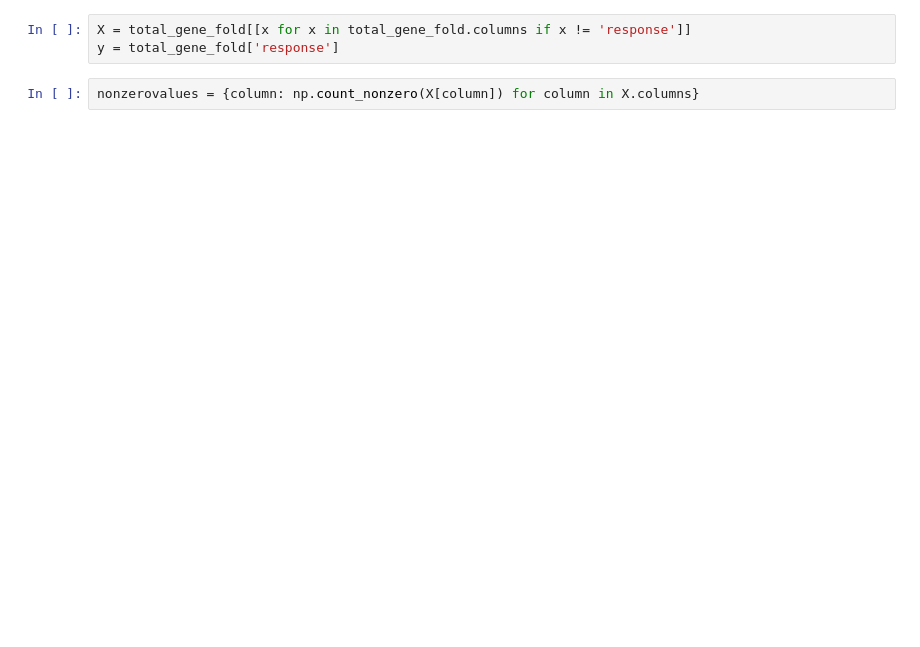
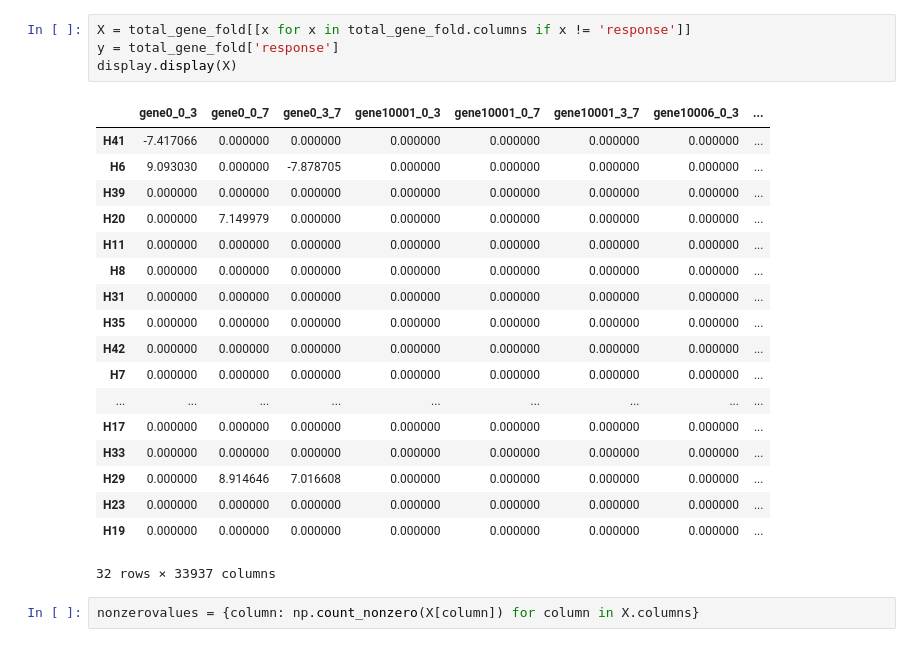
Before and after one commit to NDeNeuter/hepb_genexp, a Jupyter notebook: RNAseq_ML.ipynb, the cells around one changed output. Cells and saved outputs as stored; diff of their text form; blank space fills up the shorter version.

```diff
--- a/RNAseq_ML.ipynb
+++ b/RNAseq_ML.ipynb
@@ -85,6 +133,26 @@ total_gene_fold = gene_fold.fillna(0)
 # %%
 X = total_gene_fold[[x for x in total_gene_fold.columns if x != 'response']]
 y = total_gene_fold['response']
+display.display(X)
+# %% [output]
+|  | gene0_0_3 | gene0_0_7 | gene0_3_7 | gene10001_0_3 | gene10001_0_7 | gene10001_3_7 | gene10006_0_3 | ... |
+| H41 | -7.417066 | 0.000000 | 0.000000 | 0.000000 | 0.000000 | 0.000000 | 0.000000 | ... |
+| H6 | 9.093030 | 0.000000 | -7.878705 | 0.000000 | 0.000000 | 0.000000 | 0.000000 | ... |
+| H39 | 0.000000 | 0.000000 | 0.000000 | 0.000000 | 0.000000 | 0.000000 | 0.000000 | ... |
+| H20 | 0.000000 | 7.149979 | 0.000000 | 0.000000 | 0.000000 | 0.000000 | 0.000000 | ... |
+| H11 | 0.000000 | 0.000000 | 0.000000 | 0.000000 | 0.000000 | 0.000000 | 0.000000 | ... |
+| H8 | 0.000000 | 0.000000 | 0.000000 | 0.000000 | 0.000000 | 0.000000 | 0.000000 | ... |
+| H31 | 0.000000 | 0.000000 | 0.000000 | 0.000000 | 0.000000 | 0.000000 | 0.000000 | ... |
+| H35 | 0.000000 | 0.000000 | 0.000000 | 0.000000 | 0.000000 | 0.000000 | 0.000000 | ... |
+| H42 | 0.000000 | 0.000000 | 0.000000 | 0.000000 | 0.000000 | 0.000000 | 0.000000 | ... |
+| H7 | 0.000000 | 0.000000 | 0.000000 | 0.000000 | 0.000000 | 0.000000 | 0.000000 | ... |
+| ... | ... | ... | ... | ... | ... | ... | ... | ... |
+| H17 | 0.000000 | 0.000000 | 0.000000 | 0.000000 | 0.000000 | 0.000000 | 0.000000 | ... |
+| H33 | 0.000000 | 0.000000 | 0.000000 | 0.000000 | 0.000000 | 0.000000 | 0.000000 | ... |
+| H29 | 0.000000 | 8.914646 | 7.016608 | 0.000000 | 0.000000 | 0.000000 | 0.000000 | ... |
+| H23 | 0.000000 | 0.000000 | 0.000000 | 0.000000 | 0.000000 | 0.000000 | 0.000000 | ... |
+| H19 | 0.000000 | 0.000000 | 0.000000 | 0.000000 | 0.000000 | 0.000000 | 0.000000 | ... |
+32 rows × 33937 columns
 # %%
 nonzerovalues = {column: np.count_nonzero(X[column]) for column in X.columns}
 # %%
```
Also changed, not shown: parts of 8 cells of this notebook.
